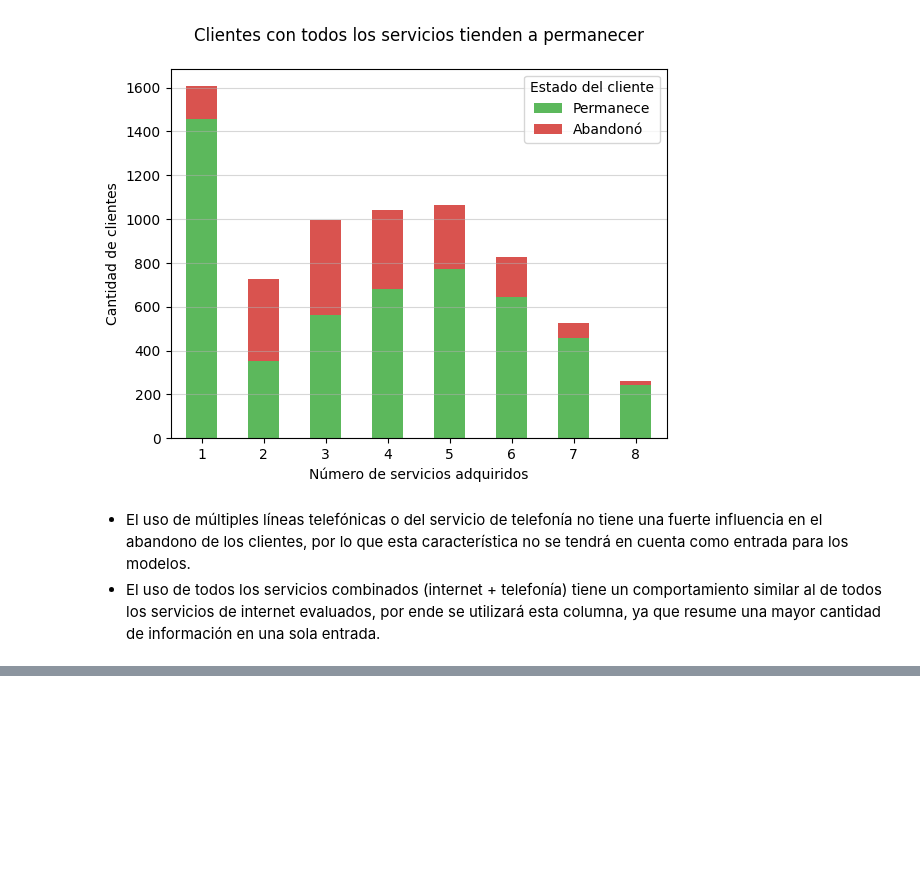
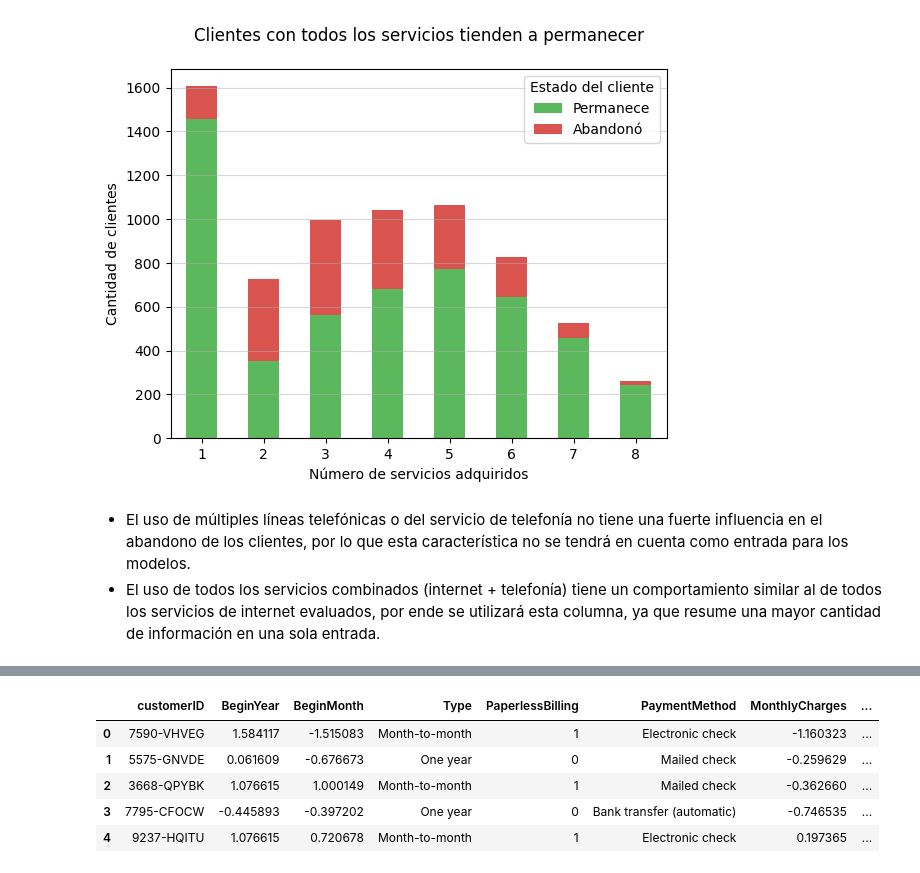
Before and after one commit to AndresCalvete-DataScientist/interconnect-customer-churn-prediction, a Jupyter notebook: notebooks/eda.ipynb, the cells around one changed output, grey strips where cells are left out. Cells and saved outputs as stored; diff of their text form; code cells hidden in the pictures; blank space fills up the shorter version.

```diff
--- a/notebooks/eda.ipynb
+++ b/notebooks/eda.ipynb
@@ -977,0 +1149,18 @@ plt.show()
+# %%
+# Estandarización de características
+columns_to_standarize = ['BeginYear', 'BeginMonth', 'MonthlyCharges', 'TotalCharges', 'AllServicesCount']
+
+# Instanciar y entrenar el estandarizador
+scaler = StandardScaler()
+scaler.fit(data[columns_to_standarize])
+
+# Estandarizamos las columnas
+data[columns_to_standarize] = scaler.transform(data[columns_to_standarize])
+data.head()
+# %% [output]
+|  | customerID | BeginYear | BeginMonth | Type | PaperlessBilling | PaymentMethod | MonthlyCharges | ... |
+| 0 | 7590-VHVEG | 1.584117 | -1.515083 | Month-to-month | 1 | Electronic check | -1.160323 | ... |
+| 1 | 5575-GNVDE | 0.061609 | -0.676673 | One year | 0 | Mailed check | -0.259629 | ... |
+| 2 | 3668-QPYBK | 1.076615 | 1.000149 | Month-to-month | 1 | Mailed check | -0.362660 | ... |
+| 3 | 7795-CFOCW | -0.445893 | -0.397202 | One year | 0 | Bank transfer (automatic) | -0.746535 | ... |
+| 4 | 9237-HQITU | 1.076615 | 0.720678 | Month-to-month | 1 | Electronic check | 0.197365 | ... |
```
Also changed, not shown: parts of 15 cells of this notebook.
